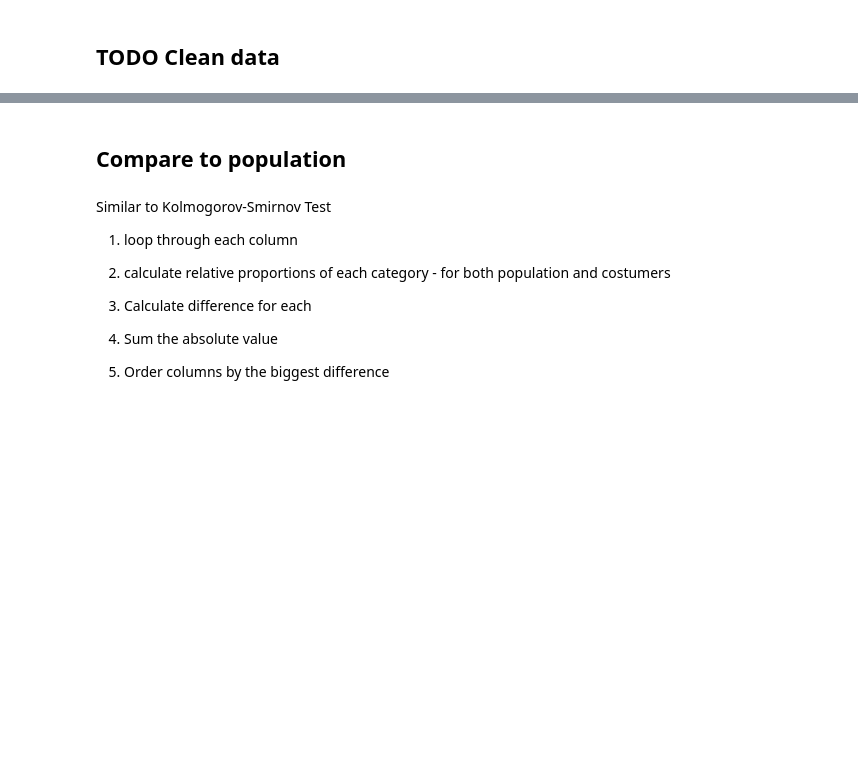
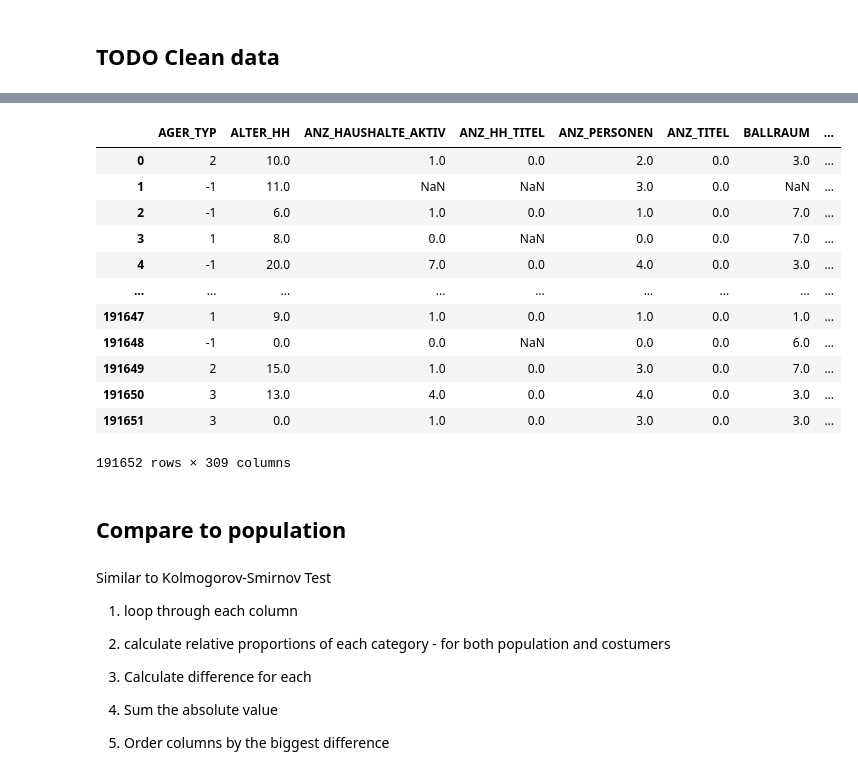
Before and after one commit to GaborJenei/Customer-Segmentation-Report-for-Arvato, a Jupyter notebook: Arvato Project Workbook.ipynb, the cells around one changed output, grey strips where cells are left out. Saved outputs shown, nothing was run; the diff lists cells and outputs as text; code cells hidden in the pictures; blank space fills up the shorter version.

```diff
--- a/Arvato Project Workbook.ipynb
+++ b/Arvato Project Workbook.ipynb
@@ -130,5 +149,9 @@ array(['AKT_DAT_KL', 'ALTERSKATEGORIE_FEIN', 'ALTER_KIND1', 'ALTER_KIND2',
 cols_to_drop_azdias = [col for col in cols_to_drop if col in azdias.columns ]
 print(len(cols_to_drop_azdias))
 azdias_coldropped = azdias.drop(columns=cols_to_drop_azdias)
+
+cols_to_drop_customers = [col for col in cols_to_drop if col in customers.columns ]
+print(len(cols_to_drop_customers))
+customers_coldropped = customers.drop(columns=cols_to_drop_customers)
 # %% [output]
 57
@@ -183,3 +292,19 @@ ALTERSKATEGORIE_GROB: [2 1 3 4 9]
+# %%
+customers_coldropped
+# %% [output]
+|  | AGER_TYP | ALTER_HH | ANZ_HAUSHALTE_AKTIV | ANZ_HH_TITEL | ANZ_PERSONEN | ANZ_TITEL | BALLRAUM | ... |
+| 0 | 2 | 10.0 | 1.0 | 0.0 | 2.0 | 0.0 | 3.0 | ... |
+| 1 | -1 | 11.0 | NaN | NaN | 3.0 | 0.0 | NaN | ... |
+| 2 | -1 | 6.0 | 1.0 | 0.0 | 1.0 | 0.0 | 7.0 | ... |
+| 3 | 1 | 8.0 | 0.0 | NaN | 0.0 | 0.0 | 7.0 | ... |
+| 4 | -1 | 20.0 | 7.0 | 0.0 | 4.0 | 0.0 | 3.0 | ... |
+| ... | ... | ... | ... | ... | ... | ... | ... | ... |
+| 191647 | 1 | 9.0 | 1.0 | 0.0 | 1.0 | 0.0 | 1.0 | ... |
+| 191648 | -1 | 0.0 | 0.0 | NaN | 0.0 | 0.0 | 6.0 | ... |
+| 191649 | 2 | 15.0 | 1.0 | 0.0 | 3.0 | 0.0 | 7.0 | ... |
+| 191650 | 3 | 13.0 | 4.0 | 0.0 | 4.0 | 0.0 | 3.0 | ... |
+| 191651 | 3 | 0.0 | 1.0 | 0.0 | 3.0 | 0.0 | 3.0 | ... |
+191652 rows × 309 columns
 # %% [markdown]
 ## Compare to population
 # %% [markdown]
```
Also changed, not shown: parts of 18 cells of this notebook.
